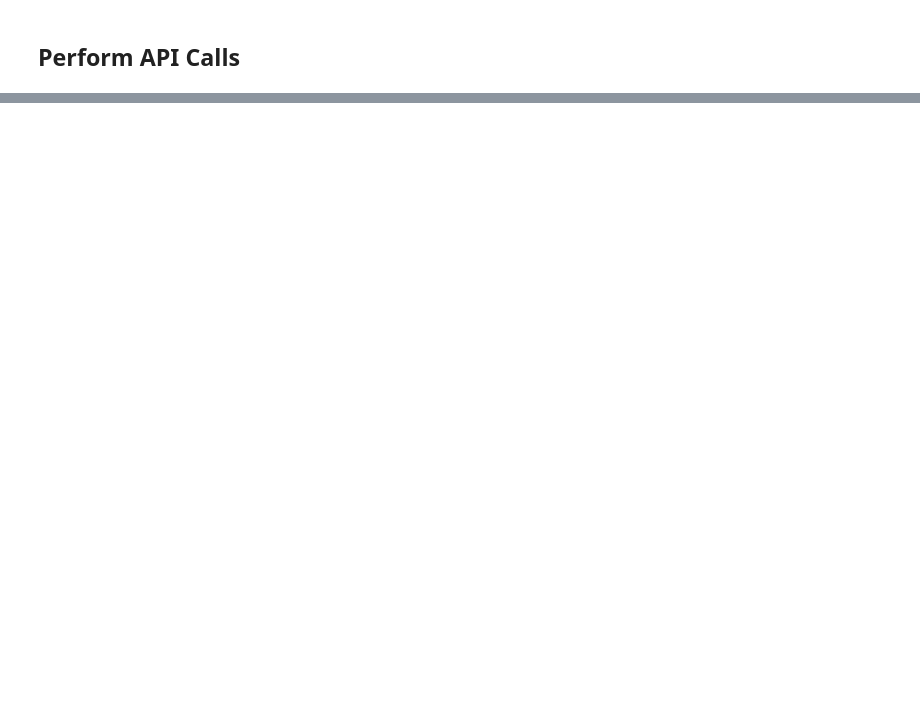
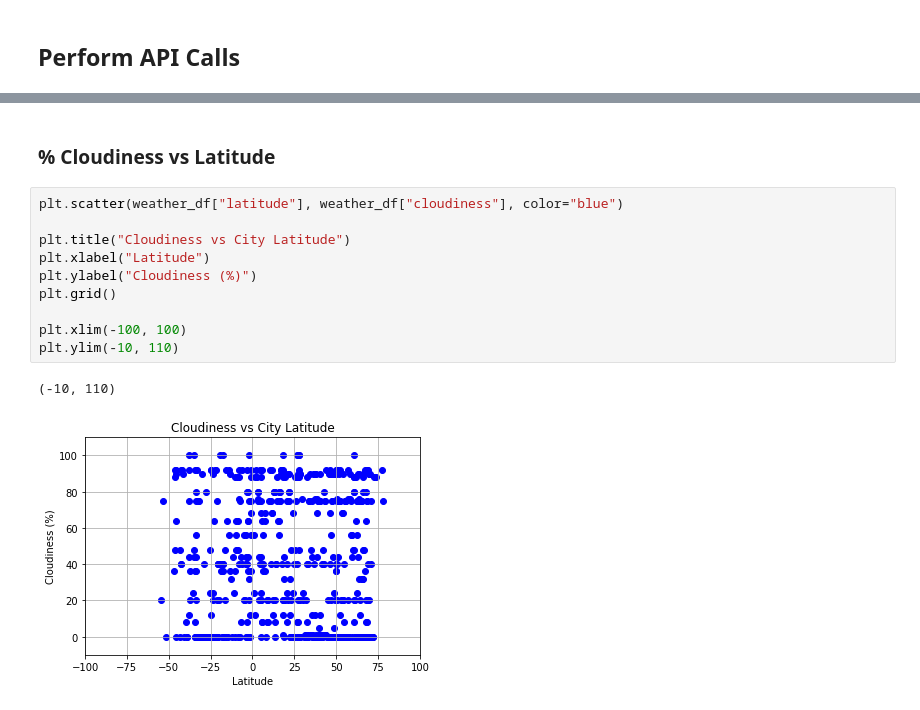
Before and after one commit to akschenker/WeatherPy, a Jupyter notebook: WeatherPy.ipynb, the cells around one changed output, grey strips where cells are left out. Saved outputs shown, nothing was run; the diff lists cells and outputs as text; blank space fills up the shorter version.

```diff
--- a/WeatherPy.ipynb
+++ b/WeatherPy.ipynb
@@ -73,0 +153,15 @@ for i, city in enumerate(cities):
+# %% [markdown]
+### % Cloudiness vs Latitude
+# %%
+plt.scatter(weather_df["latitude"], weather_df["cloudiness"], color="blue")
+
+plt.title("Cloudiness vs City Latitude")
+plt.xlabel("Latitude")
+plt.ylabel("Cloudiness (%)")
+plt.grid()
+
+plt.xlim(-100, 100)
+plt.ylim(-10, 110)
+# %% [output]
+(-10, 110)
+[figure, added]
```
Also changed, not shown: parts of 11 cells of this notebook.
